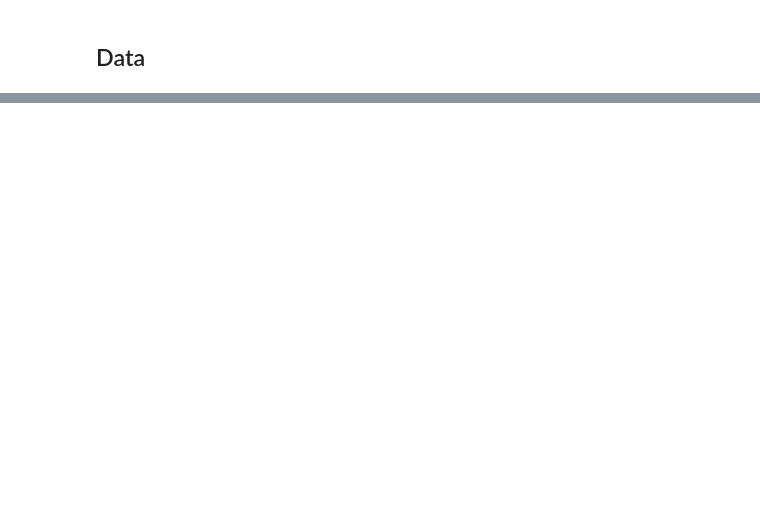
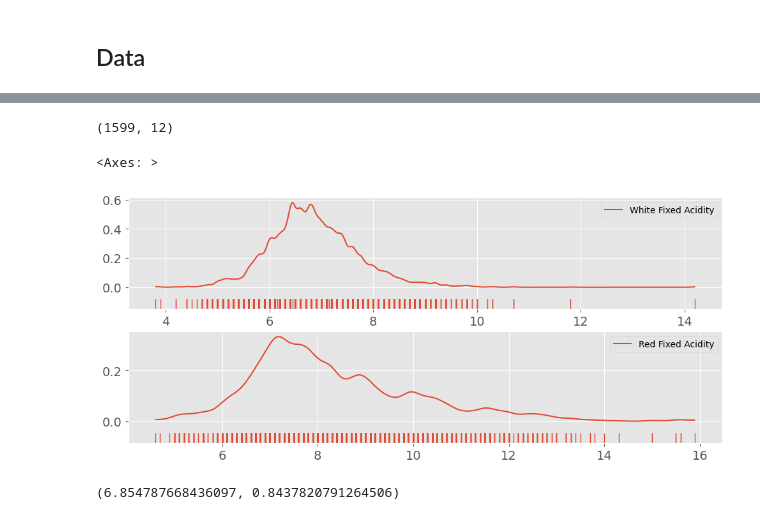
Before and after one commit to fadeeva/probabilistic, a Jupyter notebook: pymc/001.ipynb, the cells around one changed output, grey strips where cells are left out. Cells and saved outputs as stored; diff of their text form; code cells hidden in the pictures; blank space fills up the shorter version.

```diff
--- a/pymc/001.ipynb
+++ b/pymc/001.ipynb
@@ -10,6 +10,8 @@ import pymc as pm
 
 import matplotlib.pyplot as plt
 import seaborn as sns
+
+plt.style.use('ggplot')
 # %% [markdown]
 ## Data
 # %%
@@ -48,0 +55,3 @@ data/wine+quality.zip
+# %%
+white = pd.read_csv('data/winequality-white.csv', sep=';')
+white.head()
@@ -48,0 +69,3 @@ data/wine+quality.zip
+# %%
+red = pd.read_csv('data/winequality-red.csv', sep=';')
+red.head()
@@ -48,0 +79,15 @@ data/wine+quality.zip
+# %%
+red.shape
+# %% [output]
+(1599, 12)
+# %%
+fig, axs = plt.subplots(2, 1, figsize=(12, 5))
+az.plot_kde(white['fixed acidity'].to_numpy(), rug=True, ax=axs[0], label='White Fixed Acidity')
+az.plot_kde(red['fixed acidity'].to_numpy(), rug=True, ax=axs[1], label='Red Fixed Acidity')
+# %% [output]
+<Axes: >
+[figure, added]
+# %%
+white['fixed acidity'].to_numpy().mean(), white['fixed acidity'].to_numpy().std()
+# %% [output]
+(6.854787668436097, 0.8437820791264506)
```
Also changed, not shown: parts of 8 cells of this notebook.
